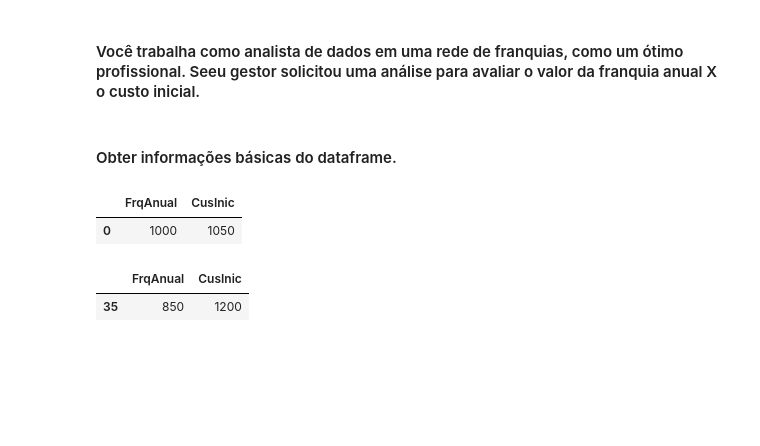
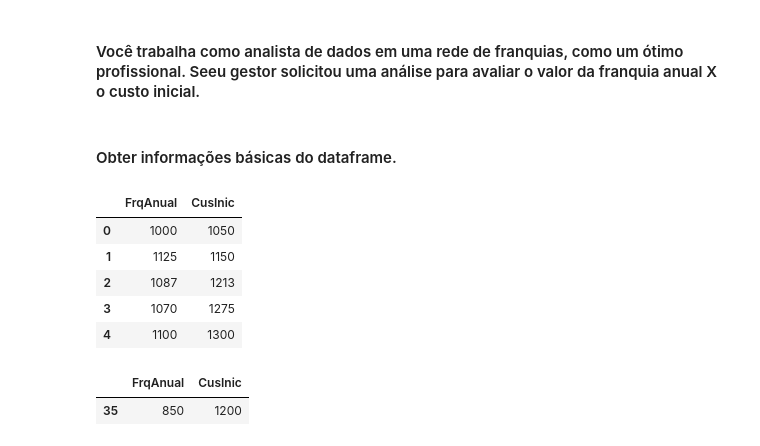
Before and after one commit to carmoemanoel/fundamentos-Big-data-SENAI-Python, a Jupyter notebook: exercícios/Exercício de Estudo de caso.ipynb, the cells around one changed output. Saved outputs shown, nothing was run; the diff lists cells and outputs as text; code cells hidden in the pictures; blank space fills up the shorter version.

Commit message:
Dando continuidade no estudo de caso do dataframe de custo inicial x franquia anual

```diff
--- a/exercícios/Exercício de Estudo de caso.ipynb
+++ b/exercícios/Exercício de Estudo de caso.ipynb
@@ -17,10 +17,14 @@ dados = pd.read_csv(caminho, sep=';')
 #### Obter informações básicas do dataframe.
 # %%
 # Visualuzando o cabeçalho a primeira linha
-dados.head(1)
+dados.head()
 # %% [output]
 |  | FrqAnual | CusInic |
 | 0 | 1000 | 1050 |
+| 1 | 1125 | 1150 |
+| 2 | 1087 | 1213 |
+| 3 | 1070 | 1275 |
+| 4 | 1100 | 1300 |
 # %%
 # Visualuzando o cabeçalho a ultima linha
 dados.tail(1)
```
Also changed, not shown: parts of 24 cells of this notebook, 2 other files.
